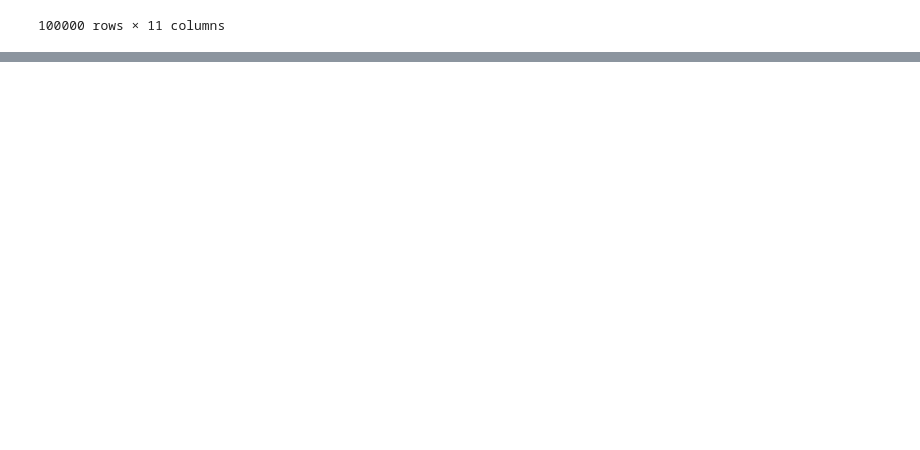
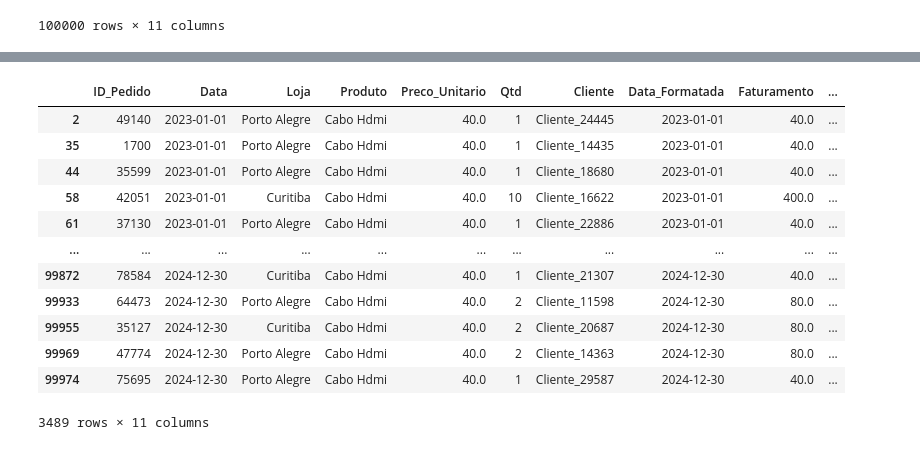
Before and after one commit to Nanashbom/Sales-management-analysis, a Jupyter notebook: projeto_pandas/Projeto_pandas/pandas_supr.ipynb, the cells around one changed output, grey strips where cells are left out. Drawn from its saved outputs; the diff is of its cells as text; code cells hidden in the pictures; blank space fills up the shorter version.

```diff
--- a/projeto_pandas/Projeto_pandas/pandas_supr.ipynb
+++ b/projeto_pandas/Projeto_pandas/pandas_supr.ipynb
@@ -236,4 +240,28 @@ Cliente = 1
 | 99999 | São Paulo | 5500.0 | 42090690.0 |
 14013 rows × 3 columns
+# %%
+#exsportar vendas de 2024
+
+df_vendas2024 = df_analise[(df_analise["Data_Formatada"].dt.year> 2023) & (df_analise["Data_Formatada"].dt.year<2025) ]
+df_vendas2024
+
+
+#vendas de cabo hdmi no sul
+df_hdmi_sul = df_analise[(df_analise["Regiao"] == "Sul")&(df_analise["Produto"]=="Cabo Hdmi")]
+display(df_hdmi_sul)
+# %% [output]
+|  | ID_Pedido | Data | Loja | Produto | Preco_Unitario | Qtd | Cliente | Data_Formatada | Faturamento | ... |
+| 2 | 49140 | 2023-01-01 | Porto Alegre | Cabo Hdmi | 40.0 | 1 | Cliente_24445 | 2023-01-01 | 40.0 | ... |
+| 35 | 1700 | 2023-01-01 | Porto Alegre | Cabo Hdmi | 40.0 | 1 | Cliente_14435 | 2023-01-01 | 40.0 | ... |
+| 44 | 35599 | 2023-01-01 | Porto Alegre | Cabo Hdmi | 40.0 | 1 | Cliente_18680 | 2023-01-01 | 40.0 | ... |
+| 58 | 42051 | 2023-01-01 | Curitiba | Cabo Hdmi | 40.0 | 10 | Cliente_16622 | 2023-01-01 | 400.0 | ... |
+| 61 | 37130 | 2023-01-01 | Porto Alegre | Cabo Hdmi | 40.0 | 1 | Cliente_22886 | 2023-01-01 | 40.0 | ... |
+| ... | ... | ... | ... | ... | ... | ... | ... | ... | ... | ... |
+| 99872 | 78584 | 2024-12-30 | Curitiba | Cabo Hdmi | 40.0 | 1 | Cliente_21307 | 2024-12-30 | 40.0 | ... |
+| 99933 | 64473 | 2024-12-30 | Porto Alegre | Cabo Hdmi | 40.0 | 2 | Cliente_11598 | 2024-12-30 | 80.0 | ... |
+| 99955 | 35127 | 2024-12-30 | Curitiba | Cabo Hdmi | 40.0 | 2 | Cliente_20687 | 2024-12-30 | 80.0 | ... |
+| 99969 | 47774 | 2024-12-30 | Porto Alegre | Cabo Hdmi | 40.0 | 2 | Cliente_14363 | 2024-12-30 | 80.0 | ... |
+| 99974 | 75695 | 2024-12-30 | Porto Alegre | Cabo Hdmi | 40.0 | 1 | Cliente_29587 | 2024-12-30 | 40.0 | ... |
+3489 rows × 11 columns
 # %%
 #- analises por agrupamento
```
Also changed, not shown: parts of 5 cells of this notebook, 2 other files.
